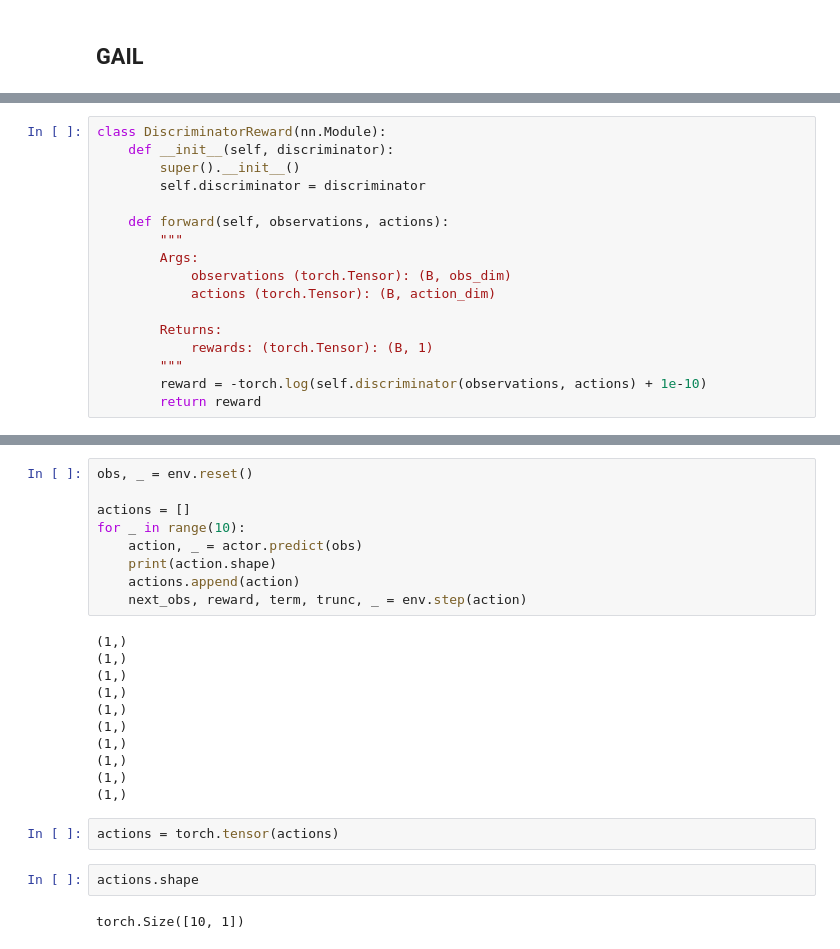
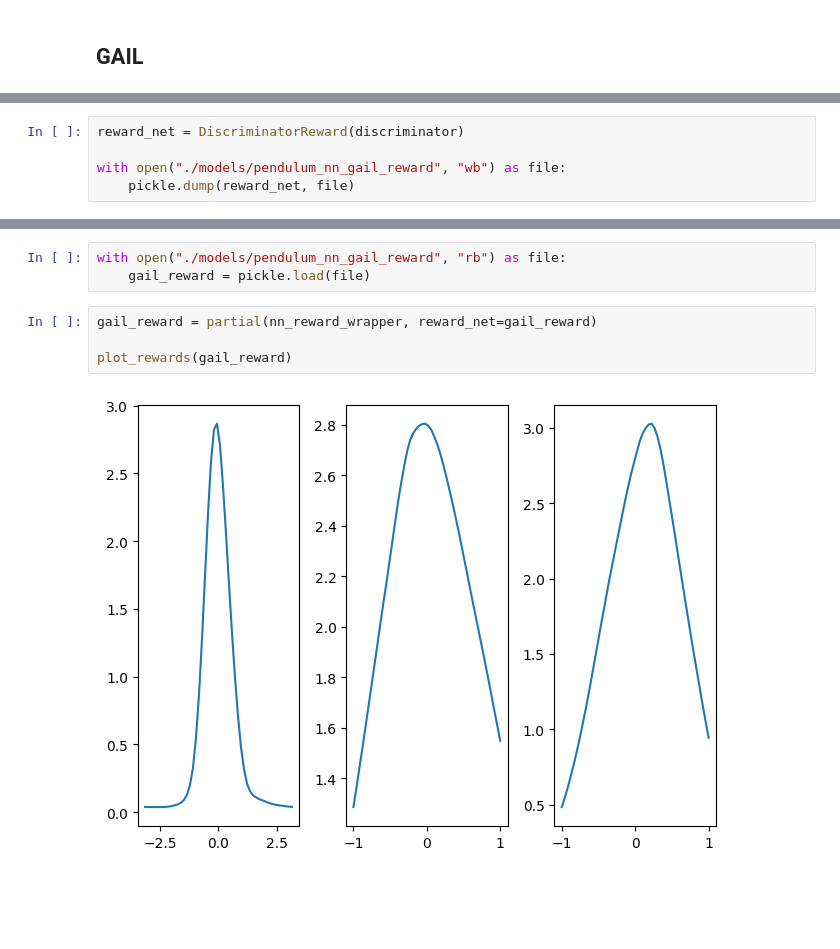
Before and after one commit to iameteron/rlib, a Jupyter notebook: examples/imitation_learning.ipynb, the cells around one changed output, grey strips where cells are left out. Drawn from its saved outputs; the diff is of its cells as text; blank space fills up the shorter version.

```diff
--- a/examples/imitation_learning.ipynb
+++ b/examples/imitation_learning.ipynb
@@ -378,17 +219,0 @@ class Discriminator(nn.Module):
-# %%
-class DiscriminatorReward(nn.Module):
-    def __init__(self, discriminator):
-        super().__init__()
-        self.discriminator = discriminator
-
-    def forward(self, observations, actions):
-        """
-        Args:
-            observations (torch.Tensor): (B, obs_dim)
-            actions (torch.Tensor): (B, action_dim)
-
-        Returns:
-            rewards: (torch.Tensor): (B, 1)
-        """
-        reward = -torch.log(self.discriminator(observations, actions) + 1e-10)
-        return reward
@@ -530 +241,6 @@ plot_rewards(nn_reward)
+# %%
+reward_net = DiscriminatorReward(discriminator)
+
+with open("./models/pendulum_nn_gail_reward", "wb") as file:
+    pickle.dump(reward_net, file)
 # %% [markdown]
@@ -583,26 +248,9 @@ torch.Size([20, 3]) torch.Size([20, 1])
-# %%
-obs, _ = env.reset()
-
-actions = []
-for _ in range(10):
-    action, _ = actor.predict(obs)
-    print(action.shape)
-    actions.append(action)
-    next_obs, reward, term, trunc, _ = env.step(action)
-# %% [output]
-(1,)
-(1,)
-(1,)
-(1,)
-(1,)
-(1,)
-(1,)
-(1,)
-(1,)
-(1,)
-# %%
-actions = torch.tensor(actions)
-# %%
-actions.shape
-# %% [output]
-torch.Size([10, 1])
+# %%
+with open("./models/pendulum_nn_gail_reward", "rb") as file:
+    gail_reward = pickle.load(file)
+# %%
+gail_reward = partial(nn_reward_wrapper, reward_net=gail_reward)
+
+plot_rewards(gail_reward)
+# %% [output]
+[figure, added]
```
Also changed, not shown: parts of 44 cells of this notebook, 32 other files.
